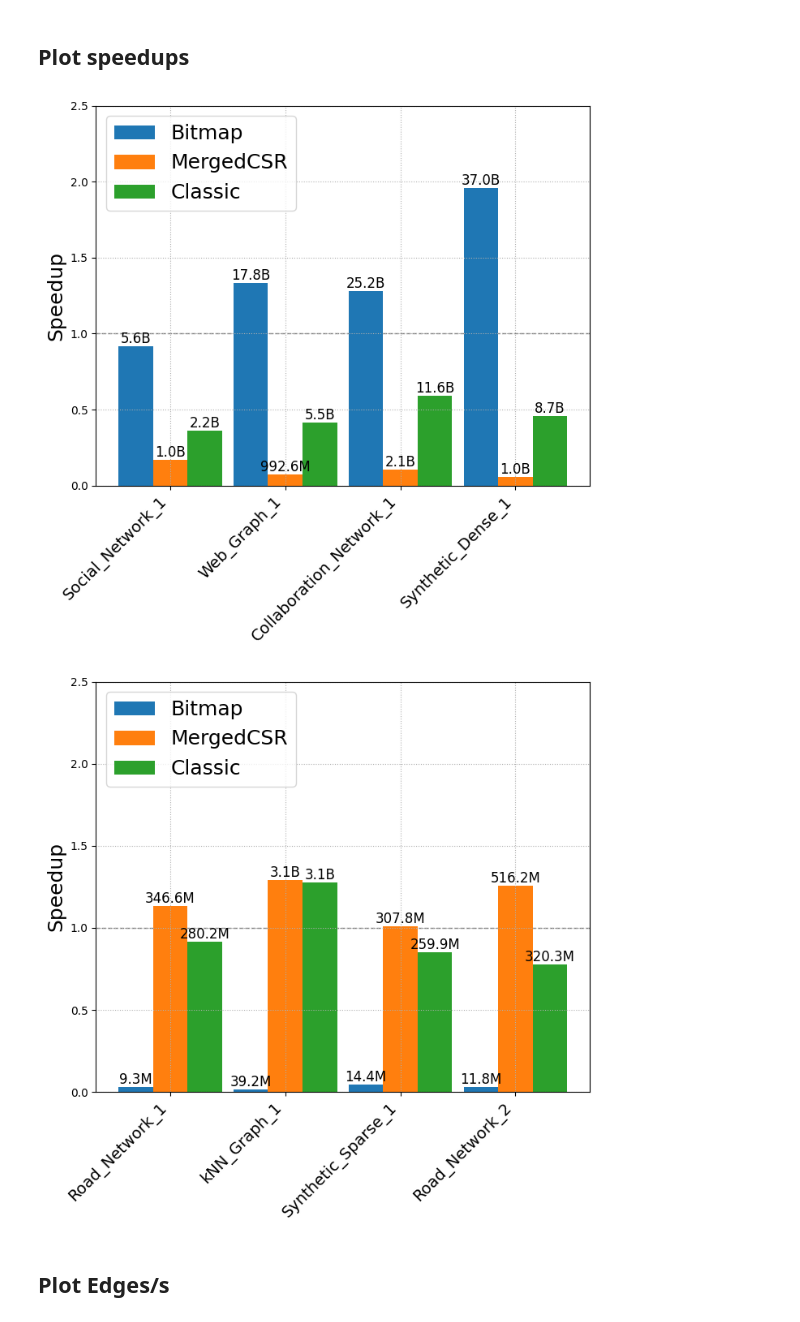
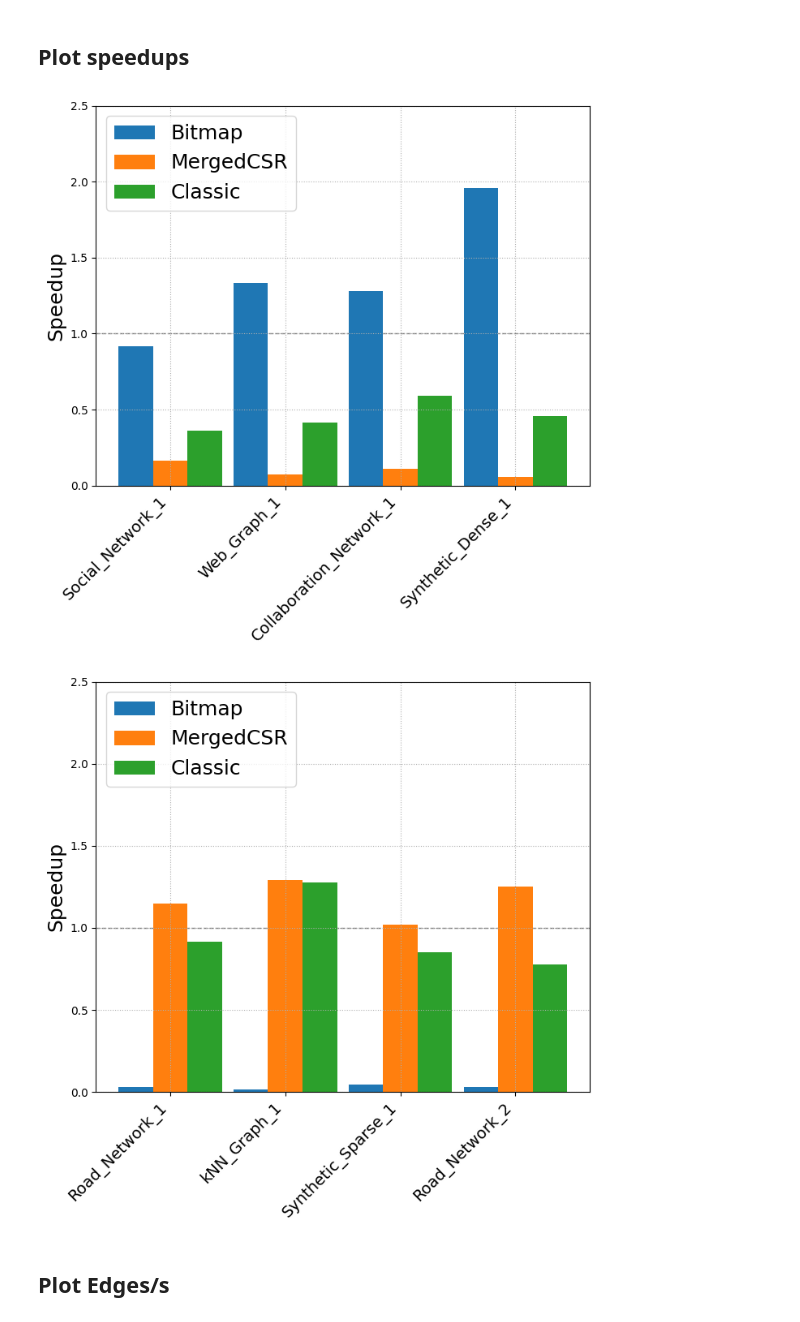
Before and after one commit to Sasso0101/CacheMeIfYouCan, a Jupyter notebook: scripts/analysis_runtime.ipynb, the cells around one changed output. Saved outputs shown, nothing was run; the diff lists cells and outputs as text; code cells hidden in the pictures.

```diff
--- a/scripts/analysis_runtime.ipynb
+++ b/scripts/analysis_runtime.ipynb
@@ -310,45 +283,56 @@ PROGRAM_LABELS = {
     'classic': 'Classic',
 }
 
-# _threads = sorted(average_runtimes[BASELINE_PROGRAM].keys())
+# Remap names of datasets
+dataset_labels = {
+    'Web_Graph_1': 'Web\nGraph',
+    'Social_Network_1': 'Social\nNetwork',
+    'Collaboration_Network_1': 'Collab.\nNetwork',
+    'Synthetic_Dense_1': 'Synthetic\nDense',
+    'kNN_Graph_1': 'kNN\nGraph',
+    'Synthetic_Sparse_1': 'Synthetic\nSparse',
+    'Road_Network_1': 'Road\nNetwork 1',
+    'Road_Network_2': 'Road\nNetwork 2',
+}
+
 _threads = [32]
 
 import os
 
 # Create the plots directory if it does not exist
 os.makedirs('plots', exist_ok=True)
 
 for threads in _threads:
     for dataset_group in (small_datasets, large_datasets):
         fig, ax = plt.subplots(figsize=(7, 7))
         ax.axhline(y=1, color='gray', linestyle='--', linewidth=1, zorder=0)
         for i, program in enumerate(programs):
             program_speedups = speedups['distances'][program][threads]
             speedup_values = [program_speedups.get(dataset, np.nan) for dataset in dataset_group]
             bars = ax.bar(np.arange(len(dataset_group)) + i * BAR_WIDTH, speedup_values, BAR_WIDTH, label=PROGRAM_LABELS[program])
             for bar, dataset in zip(bars, dataset_group):
                 eps_value = eps[program][threads].get(dataset, np.nan)
-                if np.isnan(eps_value):
-                    ax.text(bar.get_x() + bar.get_width() / 4, 0, 'x')
-                else:
-                    if eps_value >= 1e9:
-                        formatted_eps_value = f'{eps_value / 1e9:.1f}B'
-                    else:
-                        formatted_eps_value = f'{eps_value / 1e6:.1f}M'
-                    ax.text(bar.get_x() + bar.get_width() / 2, bar.get_height(), formatted_eps_value, ha='center', va='bottom', fontsize=FONT_TICKS-2)
+                # if np.isnan(eps_value):
+                #     ax.text(bar.get_x() + bar.get_width() / 4, 0, 'x')
+                # else:
+                #     if eps_value >= 1e9:
+                #         formatted_eps_value = f'{eps_value / 1e9:.1f}B'
+                #     else:
+                #         formatted_eps_value = f'{eps_value / 1e6:.1f}M'
+                #     ax.text(bar.get_x() + bar.get_width() / 2, bar.get_height(), formatted_eps_value, ha='center', va='bottom', fontsize=FONT_TICKS-2)
 
         ax.set_ylabel('Speedup', fontsize=FONT_AXES)
         ax.set_xticks(np.arange(len(dataset_group)) + BAR_WIDTH)
         ax.set_xticklabels(dataset_group, rotation=45, ha='right', fontsize=FONT_TICKS)
         ax.set_ylim(0, 2.5)
         ax.legend(loc='upper left', fontsize=FONT_LEGEND)
         ax.grid(True, linestyle=':')
         fig.tight_layout()
         plt.show()
         fig.savefig(f'plots/speedup_{threads}_distances_{"small" if dataset_group == small_datasets else "large"}.pdf')
 # %% [output]
-[figure, old version]
+[figure, new version]
-[figure, old version]
+[figure, new version]
 # %% [markdown]
 ## Plot Edges/s
 # %%
```
Also changed, not shown: parts of 7 cells of this notebook.
